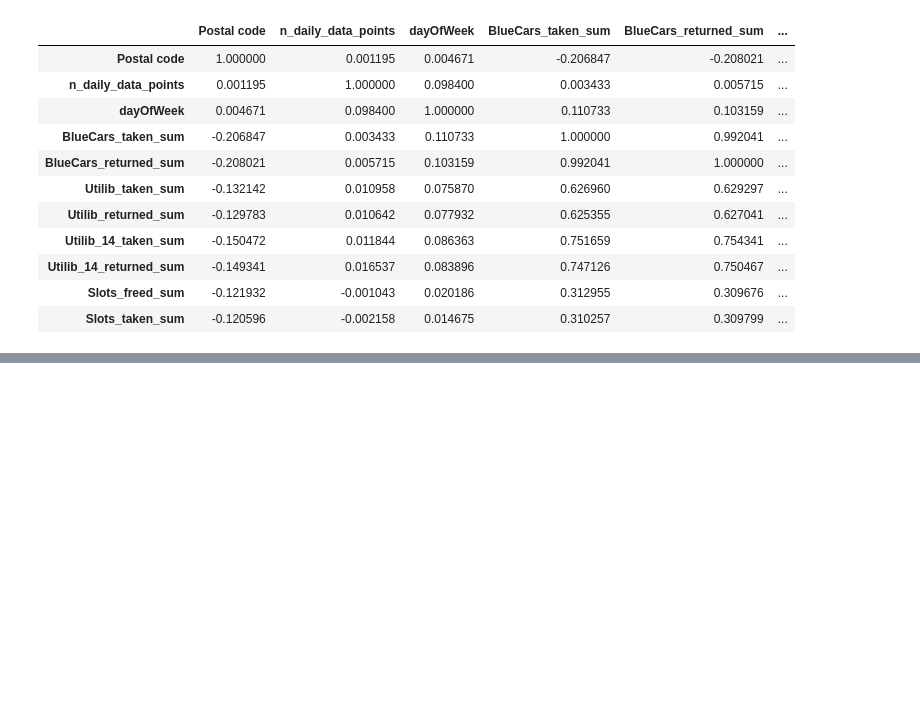
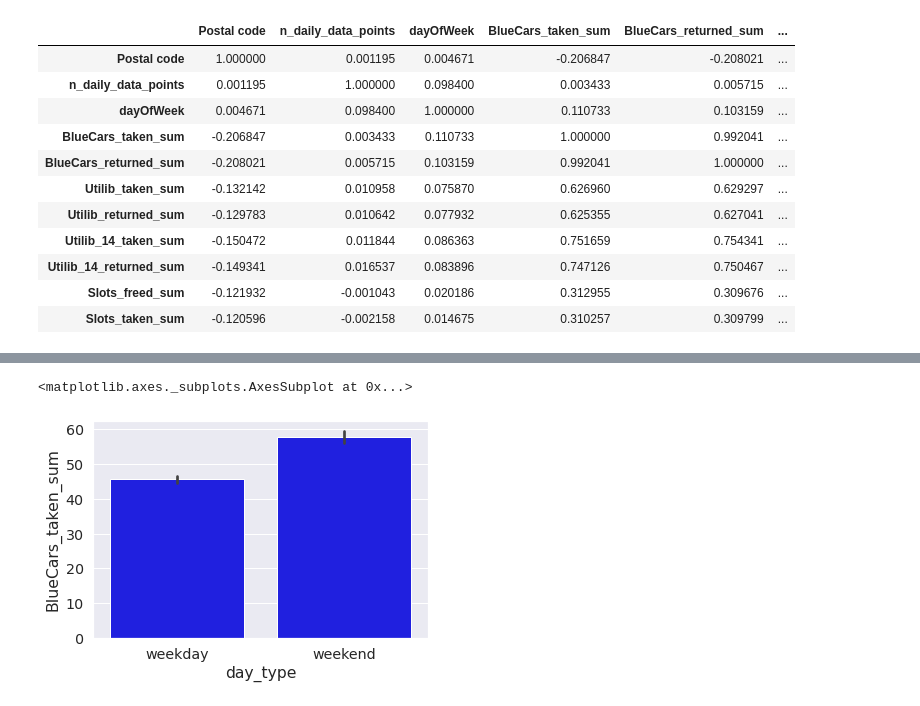
Before and after one commit to Gakarau/IP-Moringa, a Jupyter notebook: Independent_Project_Part_2.ipynb, the cells around one changed output, grey strips where cells are left out. Cells and saved outputs as stored; diff of their text form; code cells hidden in the pictures; blank space fills up the shorter version.

```diff
--- a/Independent_Project_Part_2.ipynb
+++ b/Independent_Project_Part_2.ipynb
@@ -203,0 +227,10 @@ Car.corr()
+# %%
+sns.barplot(
+    y='BlueCars_taken_sum',
+    x='day_type',
+    data=Car,
+    color='blue'
+  )
+# %% [output]
+<matplotlib.axes._subplots.AxesSubplot at 0x...>
+[figure, added]
```
Also changed, not shown: parts of 2 cells of this notebook.
